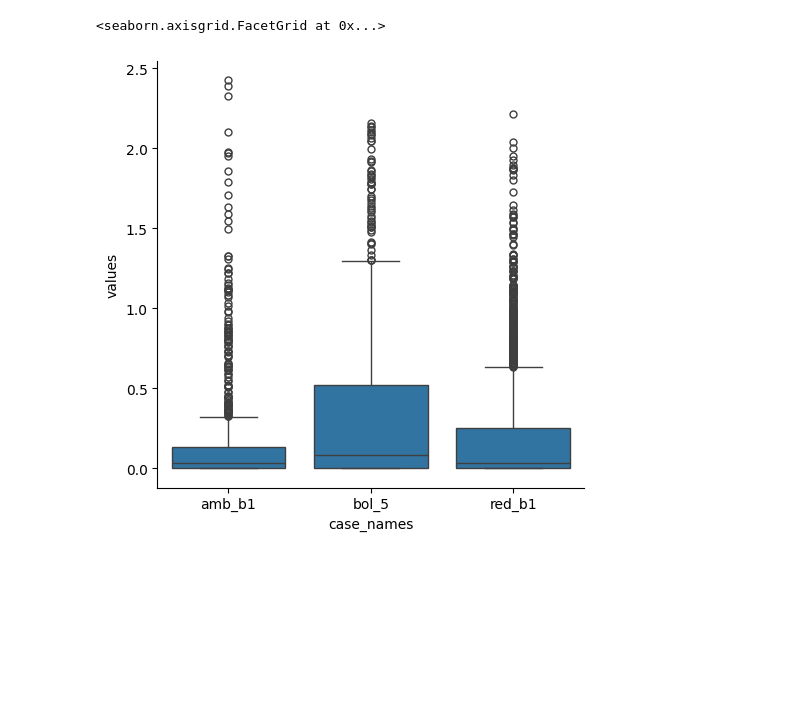
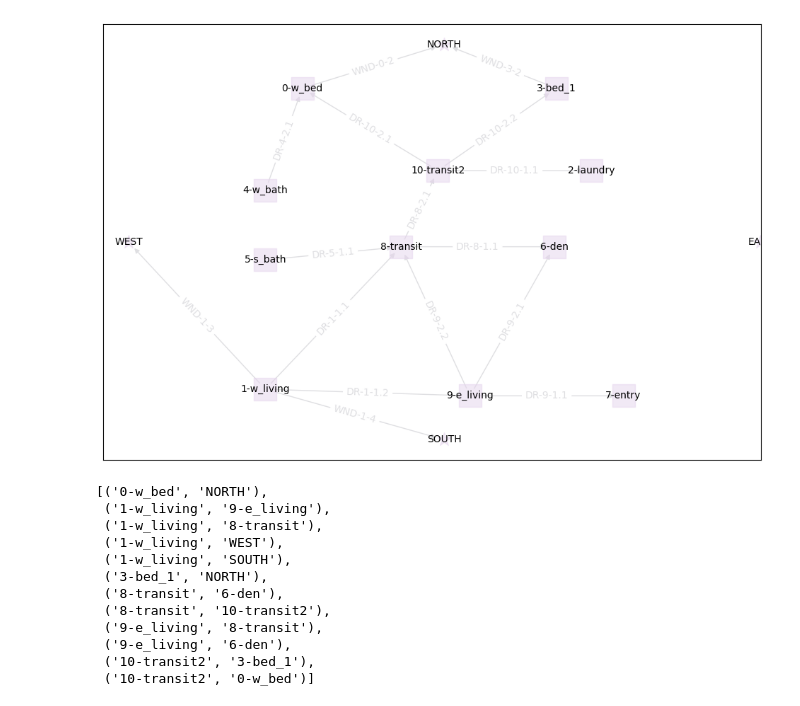
Before and after one commit to juliet29/plan2EPlus, a Jupyter notebook: _notebooks/t05_svg2plan.ipynb, the cells around one changed output. Cells and saved outputs as stored; diff of their text form; code cells hidden in the pictures; blank space fills up the shorter version.

```diff
--- a/_notebooks/t05_svg2plan.ipynb
+++ b/_notebooks/t05_svg2plan.ipynb
@@ -51,5 +47,4 @@ qoi3 = "Site Wind Direction"
 # %%
 case_data = retrieve_cases()
-sample_case = case_data[0]
-df = create_dataframe_for_all_cases(case_data, qoi1)
-df.head()
+sample_case  = case_data[0]
+case_name, idf, sql, path_to_input, path_to_output = sample_case
@@ -121,5 +51,5 @@ sns.displot(df, x="values", hue="case_names" )
-# %%
-sns.catplot(df, y="values", x="case_names",  kind="box")
-# %% [output]
-<seaborn.axisgrid.FacetGrid at 0x...>
-[figure, removed]
+# %%
+G, pos = create_base_graph(idf, path_to_input)
+f = draw_init_graph(idf, G, pos)
+# %% [output]
+[figure, added]
@@ -125,0 +63,16 @@ sns.catplot(df, y="values", x="case_names",  kind="box")
+# %%
+
+edges
+# %% [output]
+[('0-w_bed', 'NORTH'),
+ ('1-w_living', '9-e_living'),
+ ('1-w_living', '8-transit'),
+ ('1-w_living', 'WEST'),
+ ('1-w_living', 'SOUTH'),
+ ('3-bed_1', 'NORTH'),
+ ('8-transit', '6-den'),
+ ('8-transit', '10-transit2'),
+ ('9-e_living', '8-transit'),
+ ('9-e_living', '6-den'),
+ ('10-transit2', '3-bed_1'),
+ ('10-transit2', '0-w_bed')]
```
Also changed, not shown: parts of 23 cells of this notebook, 4 other files.
